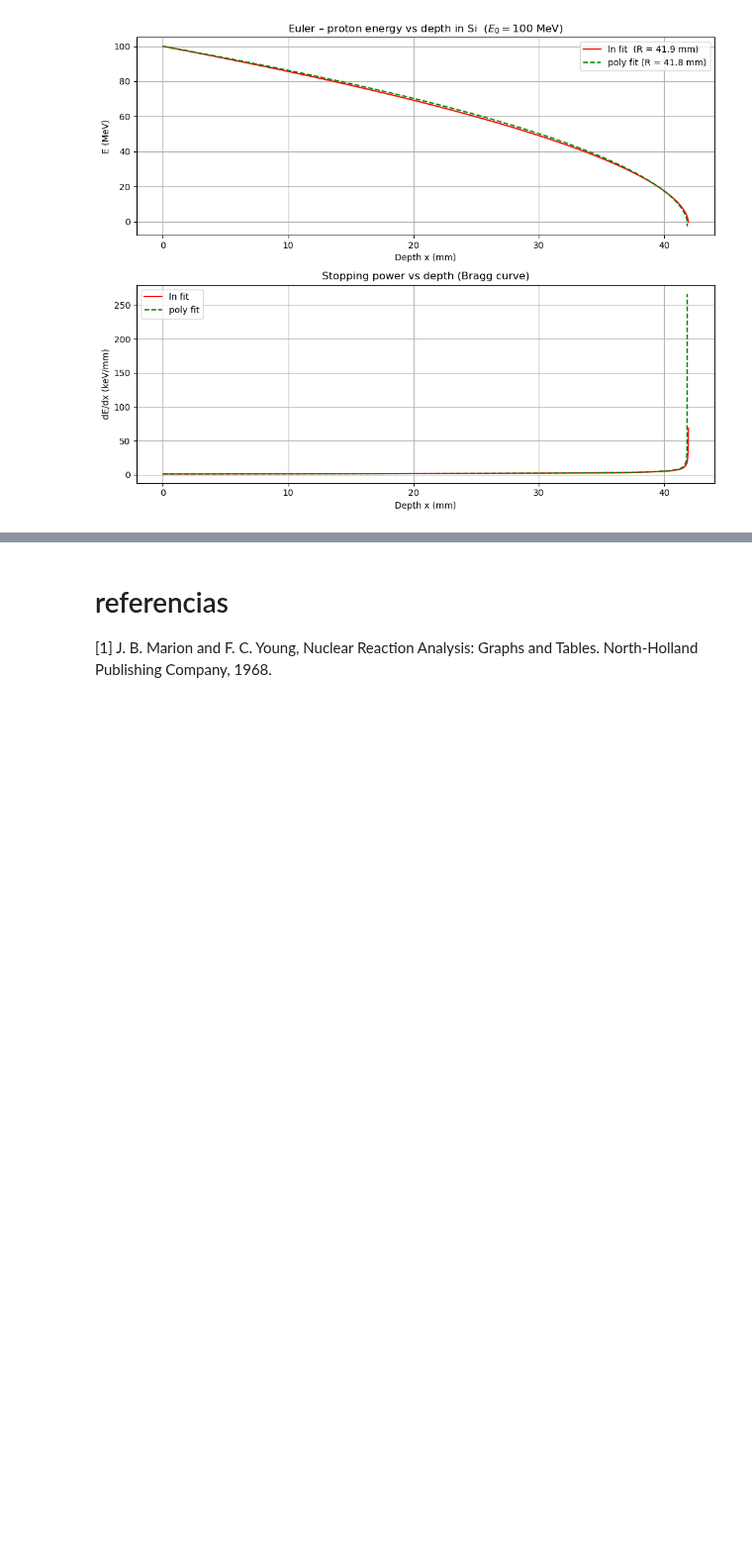
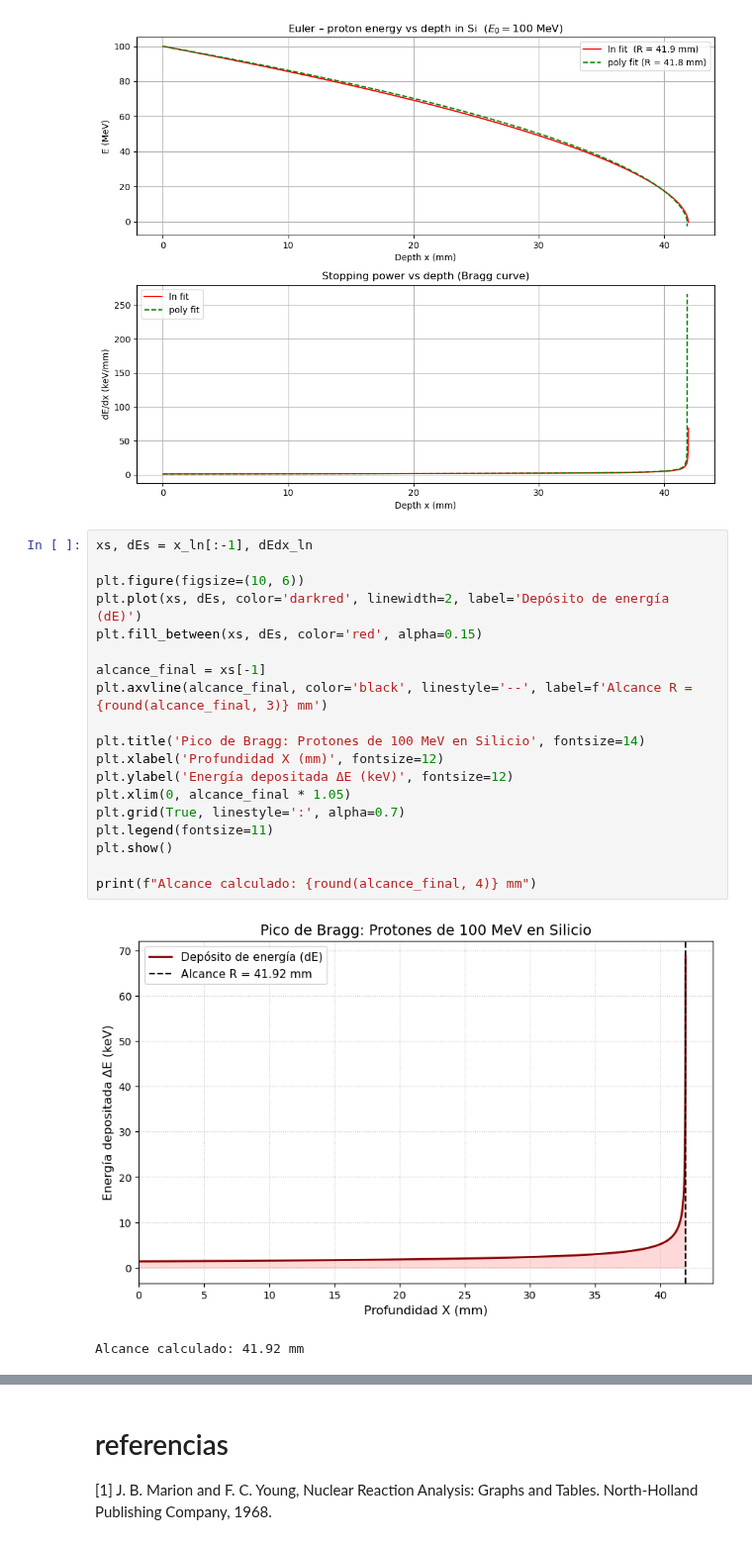
Before and after one commit to thomatrixting/Proton_depth_range_simulation, a Jupyter notebook: main.ipynb, the cells around one changed output, grey strips where cells are left out. Shown at 99% size. Cells and saved outputs as stored; diff of their text form; blank space fills up the shorter version.

Commit message:
added the final part of the assignment looking into de brag curve and organizing the files

```diff
--- a/main.ipynb
+++ b/main.ipynb
@@ -112,3 +119,25 @@ plt.tight_layout()
 plt.show()
 # %% [output]
 [figure]
+# %%
+xs, dEs = x_ln[:-1], dEdx_ln
+
+plt.figure(figsize=(10, 6))
+plt.plot(xs, dEs, color='darkred', linewidth=2, label='Depósito de energía (dE)')
+plt.fill_between(xs, dEs, color='red', alpha=0.15)
+
+alcance_final = xs[-1]
+plt.axvline(alcance_final, color='black', linestyle='--', label=f'Alcance R = {round(alcance_final, 3)} mm')
+
+plt.title('Pico de Bragg: Protones de 100 MeV en Silicio', fontsize=14)
+plt.xlabel('Profundidad X (mm)', fontsize=12)
+plt.ylabel('Energía depositada ΔE (keV)', fontsize=12)
+plt.xlim(0, alcance_final * 1.05)
+plt.grid(True, linestyle=':', alpha=0.7)
+plt.legend(fontsize=11)
+plt.show()
+
+print(f"Alcance calculado: {round(alcance_final, 4)} mm")
+# %% [output]
+[figure, added]
+Alcance calculado: 41.92 mm
```
Also changed, not shown: parts of 10 cells of this notebook, 1 other file.
